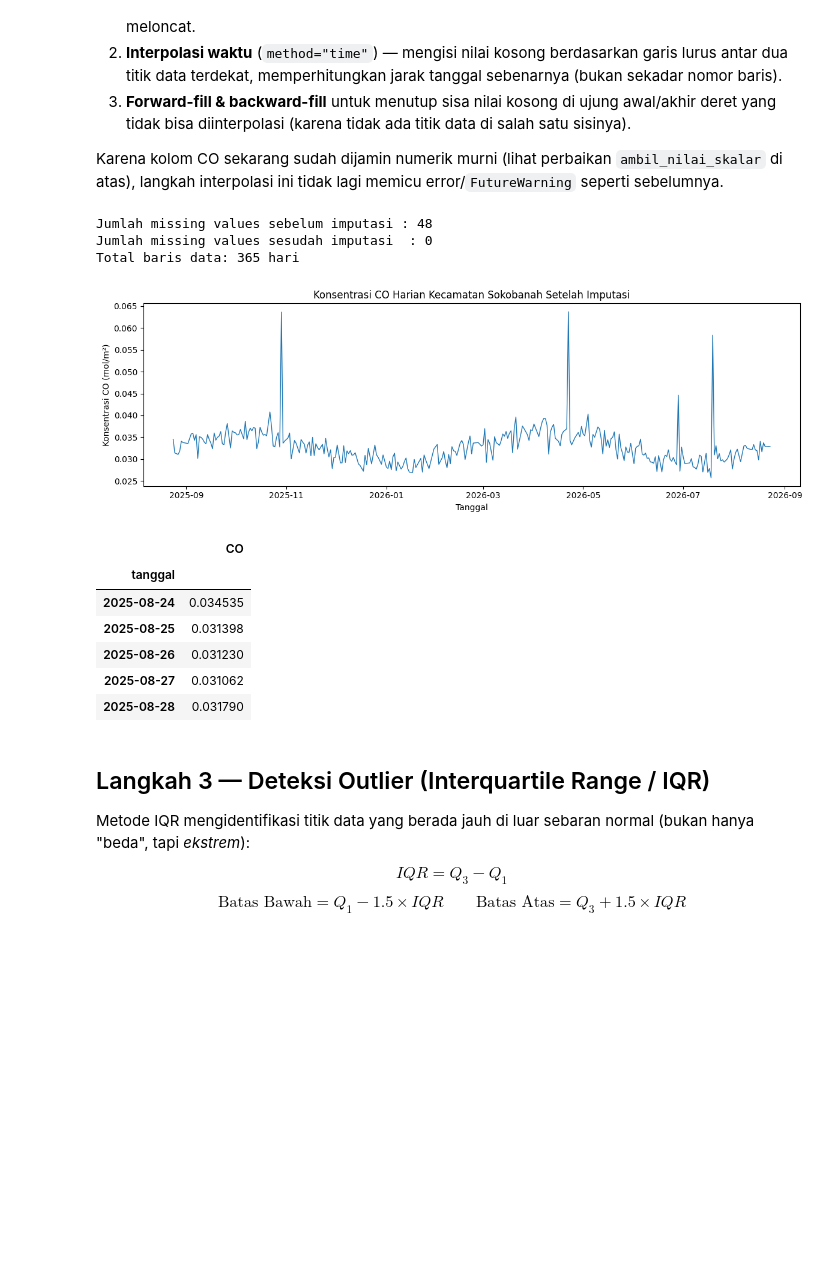
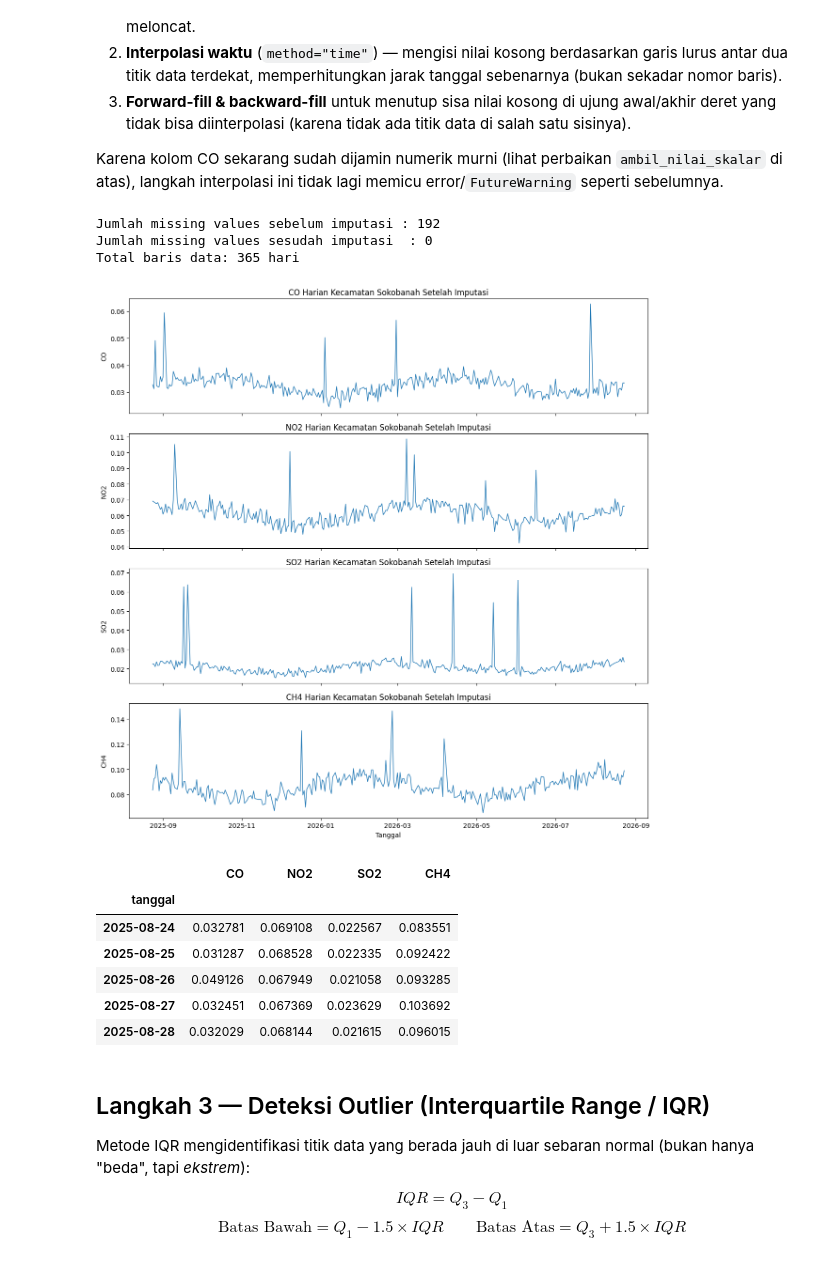
Before and after one commit to HANN050505/air-quality-sampang, a Jupyter notebook: materi/Analisis_Polutan_CO_Sokobanah.ipynb, the cells around one changed output. Drawn from its saved outputs; the diff is of its cells as text; code cells hidden in the pictures; blank space fills up the shorter version.

```diff
--- a/materi/Analisis_Polutan_CO_Sokobanah.ipynb
+++ b/materi/Analisis_Polutan_CO_Sokobanah.ipynb
@@ -219,40 +274,46 @@ Karena kolom CO sekarang sudah dijamin numerik murni (lihat perbaikan `ambil_nil
 # %%
 full_index = pd.date_range(start=start_date, end=end_date, freq="D")
 df_imputed = df_raw.set_index("tanggal").reindex(full_index)
 df_imputed.index.name = "tanggal"
 
-missing_sebelum = df_imputed[POLUTAN].isna().sum()
+missing_sebelum = df_imputed[POLLUTANS].isna().sum().sum()
 
-df_imputed[POLUTAN] = df_imputed[POLUTAN].interpolate(method="time")
-df_imputed[POLUTAN] = df_imputed[POLUTAN].ffill().bfill()
+for pol in POLLUTANS:
+    df_imputed[pol] = df_imputed[pol].interpolate(method="time")
+    df_imputed[pol] = df_imputed[pol].ffill().bfill()
 
-missing_sesudah = df_imputed[POLUTAN].isna().sum()
+missing_sesudah = df_imputed[POLLUTANS].isna().sum().sum()
 
 print(f"Jumlah missing values sebelum imputasi : {missing_sebelum}")
 print(f"Jumlah missing values sesudah imputasi  : {missing_sesudah}")
 print(f"Total baris data: {len(df_imputed)} hari")
 
-fig, ax = plt.subplots(figsize=(12, 4))
-ax.plot(df_imputed.index, df_imputed[POLUTAN], color="tab:blue", lw=1)
-ax.set_title(f"Konsentrasi CO Harian Kecamatan {KECAMATAN} Setelah Imputasi")
-ax.set_xlabel("Tanggal")
-ax.set_ylabel("Konsentrasi CO (mol/m²)")
+fig, axes = plt.subplots(len(POLLUTANS), 1, figsize=(12, 3 * len(POLLUTANS)), sharex=True)
+if len(POLLUTANS) == 1:
+    axes = [axes]
+
+for ax, pol in zip(axes, POLLUTANS):
+    ax.plot(df_imputed.index, df_imputed[pol], color="tab:blue", lw=1)
+    ax.set_title(f"{pol} Harian Kecamatan {KECAMATAN} Setelah Imputasi")
+    ax.set_ylabel(f"{pol}")
+
+axes[-1].set_xlabel("Tanggal")
 plt.tight_layout()
 plt.show()
 
-df_imputed.head()
+display(df_imputed.head())
 # %% [output]
-Jumlah missing values sebelum imputasi : 48
+Jumlah missing values sebelum imputasi : 192
 Jumlah missing values sesudah imputasi  : 0
 Total baris data: 365 hari
-[figure, old version]
+[figure, new version]
-|  | CO |
-| tanggal |  |
-| 2025-08-24 | 0.034535 |
-| 2025-08-25 | 0.031398 |
-| 2025-08-26 | 0.031230 |
-| 2025-08-27 | 0.031062 |
-| 2025-08-28 | 0.031790 |
+|  | CO | NO2 | SO2 | CH4 |
+| tanggal |  |  |  |  |
+| 2025-08-24 | 0.032781 | 0.069108 | 0.022567 | 0.083551 |
+| 2025-08-25 | 0.031287 | 0.068528 | 0.022335 | 0.092422 |
+| 2025-08-26 | 0.049126 | 0.067949 | 0.021058 | 0.093285 |
+| 2025-08-27 | 0.032451 | 0.067369 | 0.023629 | 0.103692 |
+| 2025-08-28 | 0.032029 | 0.068144 | 0.021615 | 0.096015 |
 # %% [markdown]
 ## Langkah 3 — Deteksi Outlier (Interquartile Range / IQR)
 
```
Also changed, not shown: parts of 10 cells of this notebook, 3 other files.
